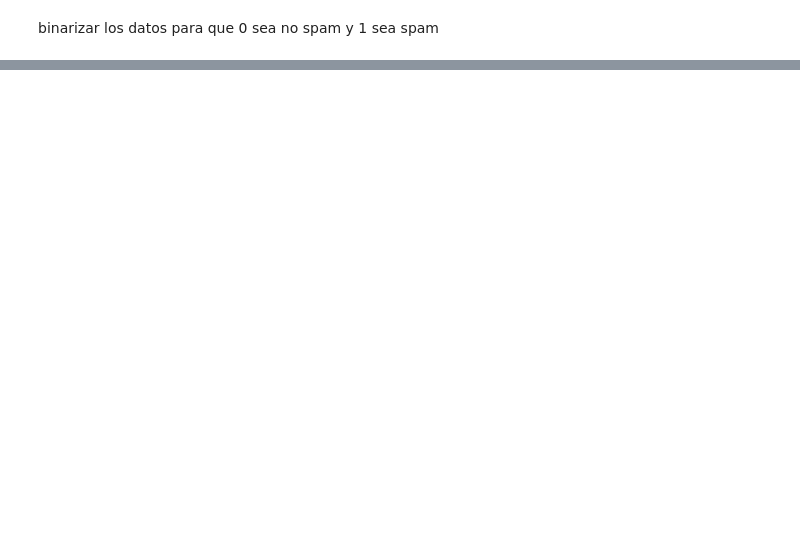
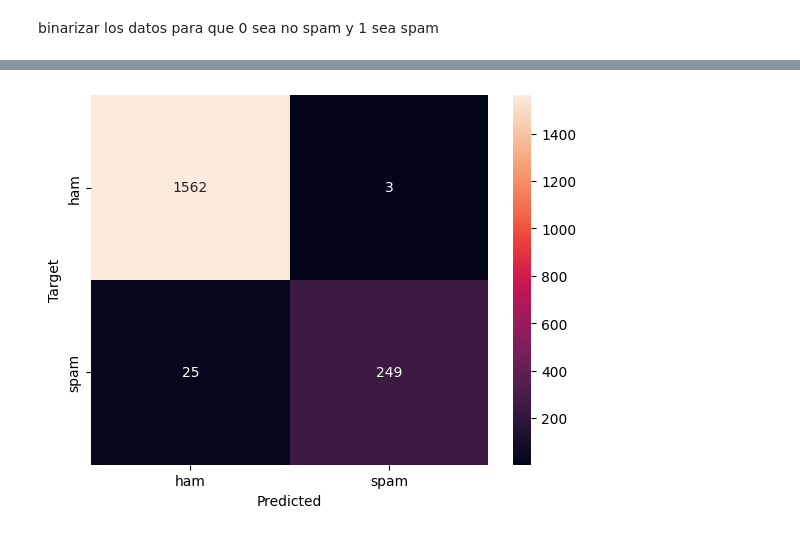
Before and after one commit to AsogiPaola/NLP-practice, a Jupyter notebook: spam/spam_detector.ipynb, the cells around one changed output, grey strips where cells are left out. Cells and saved outputs as stored; diff of their text form; code cells hidden in the pictures; blank space fills up the shorter version.

Commit message:
spam detector finished

```diff
--- a/spam/spam_detector.ipynb
+++ b/spam/spam_detector.ipynb
@@ -79,0 +129,5 @@ array([ 0.,  0.,  1., ...,  0.,  0., nan])
+# %%
+model = MultinomialNB()
+model.fit(Xtrain, Ytrain)
+print("train accu:", model.score(Xtrain, Ytrain))
+print("test accu:", model.score(Xtest, Ytest))
@@ -79,0 +137,5 @@ array([ 0.,  0.,  1., ...,  0.,  0., nan])
+# %%
+Ptrain = model.predict(Xtrain)
+Ptest = model.predict(Xtest)
+print("train F1:", f1_score(Ytrain, Ptrain))
+print("test F1:", f1_score(Ytest, Ptest))
@@ -79,0 +153,3 @@ array([ 0.,  0.,  1., ...,  0.,  0., nan])
+# %%
+cm_test = confusion_matrix(Ytest, Ptest)
+cm_test
@@ -79,0 +159,9 @@ array([ 0.,  0.,  1., ...,  0.,  0., nan])
+# %%
+def plot_cm(cm):
+    classes = ["ham", "spam"]
+    df_cm = pd.DataFrame(cm, index=classes, columns=classes)
+    ax = sn.heatmap(df_cm, annot=True, fmt="g")
+    ax.set_xlabel("Predicted")
+    ax.set_ylabel("Target")
+
+plot_cm(cm_train)
@@ -79,0 +170,4 @@ array([ 0.,  0.,  1., ...,  0.,  0., nan])
+# %%
+plot_cm(cm_test)
+# %% [output]
+[figure, added]
```
Also changed, not shown: parts of 24 cells of this notebook, 1 other file.
